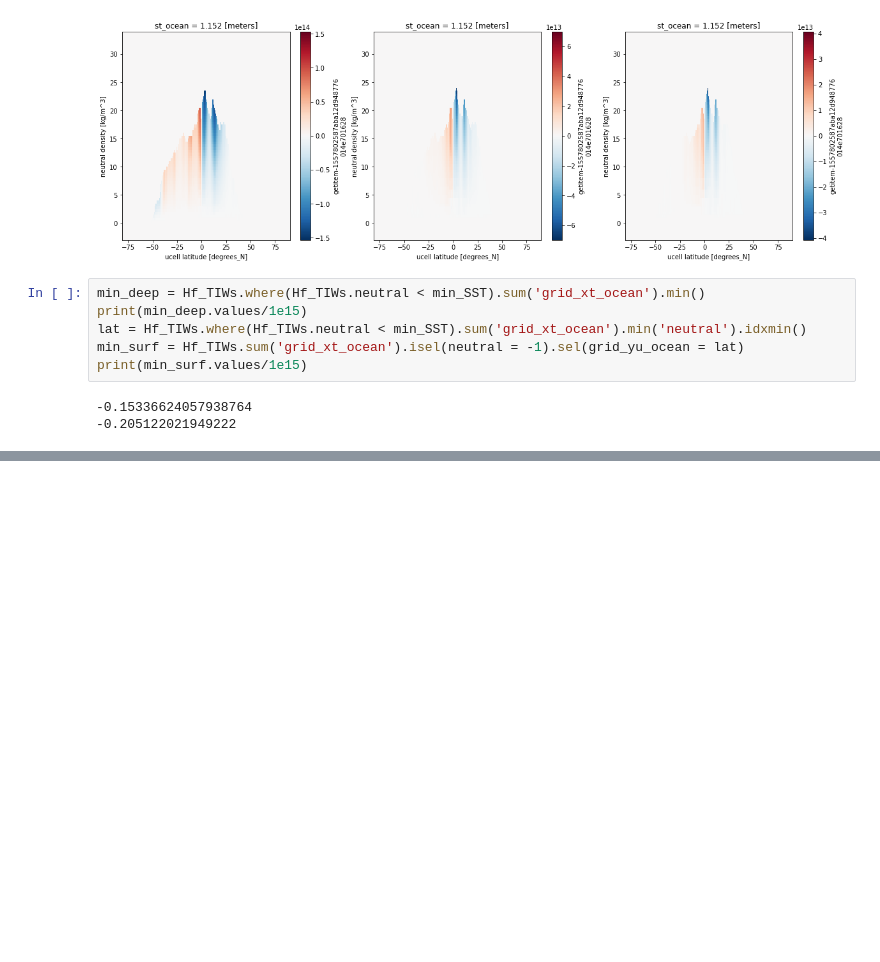
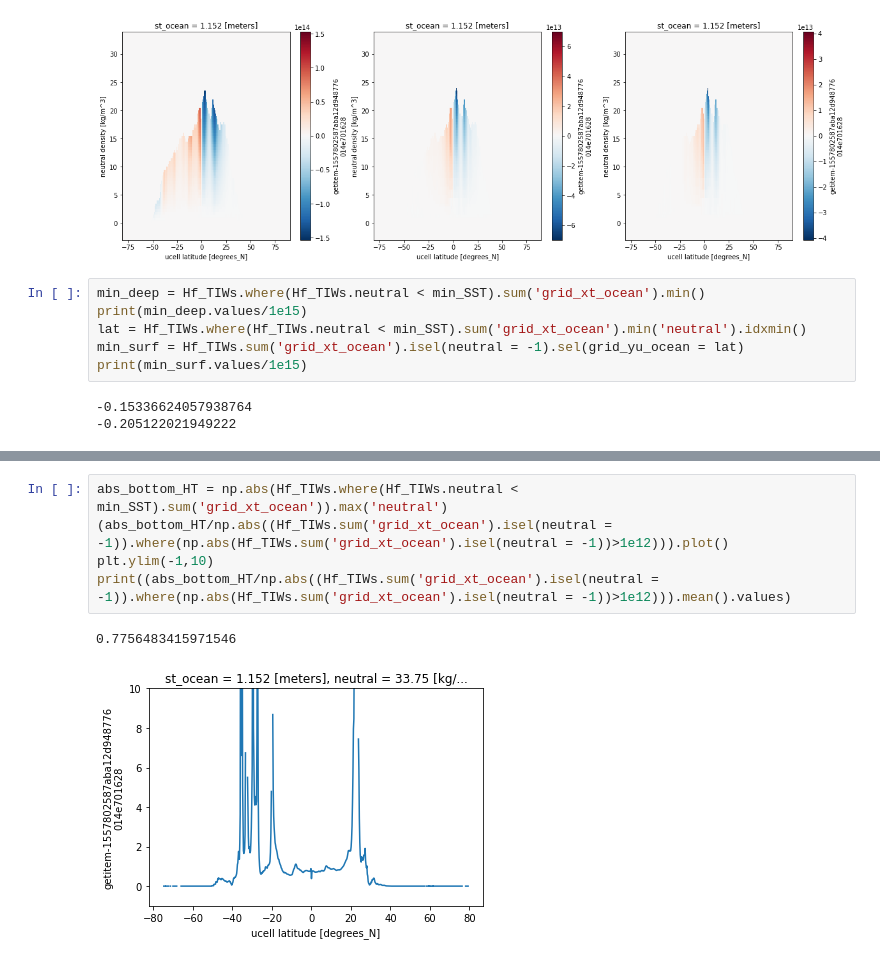
Before and after one commit to claireyung/Eddy_Diathermal_Code, a Jupyter notebook: Some_regional_numbers.ipynb, the cells around one changed output, grey strips where cells are left out. Saved outputs shown, nothing was run; the diff lists cells and outputs as text; blank space fills up the shorter version.

```diff
--- a/Some_regional_numbers.ipynb
+++ b/Some_regional_numbers.ipynb
@@ -297,0 +295,8 @@ array(3.49782804)
+# %%
+abs_bottom_HT = np.abs(Hf_TIWs.where(Hf_TIWs.neutral < min_SST).sum('grid_xt_ocean')).max('neutral')
+(abs_bottom_HT/np.abs((Hf_TIWs.sum('grid_xt_ocean').isel(neutral = -1)).where(np.abs(Hf_TIWs.sum('grid_xt_ocean').isel(neutral = -1))>1e12))).plot()
+plt.ylim(-1,10)
+print((abs_bottom_HT/np.abs((Hf_TIWs.sum('grid_xt_ocean').isel(neutral = -1)).where(np.abs(Hf_TIWs.sum('grid_xt_ocean').isel(neutral = -1))>1e12))).mean().values)
+# %% [output]
+0.7756483415971546
+[figure, added]
```
Also changed, not shown: parts of 10 cells of this notebook, 14 other files.
